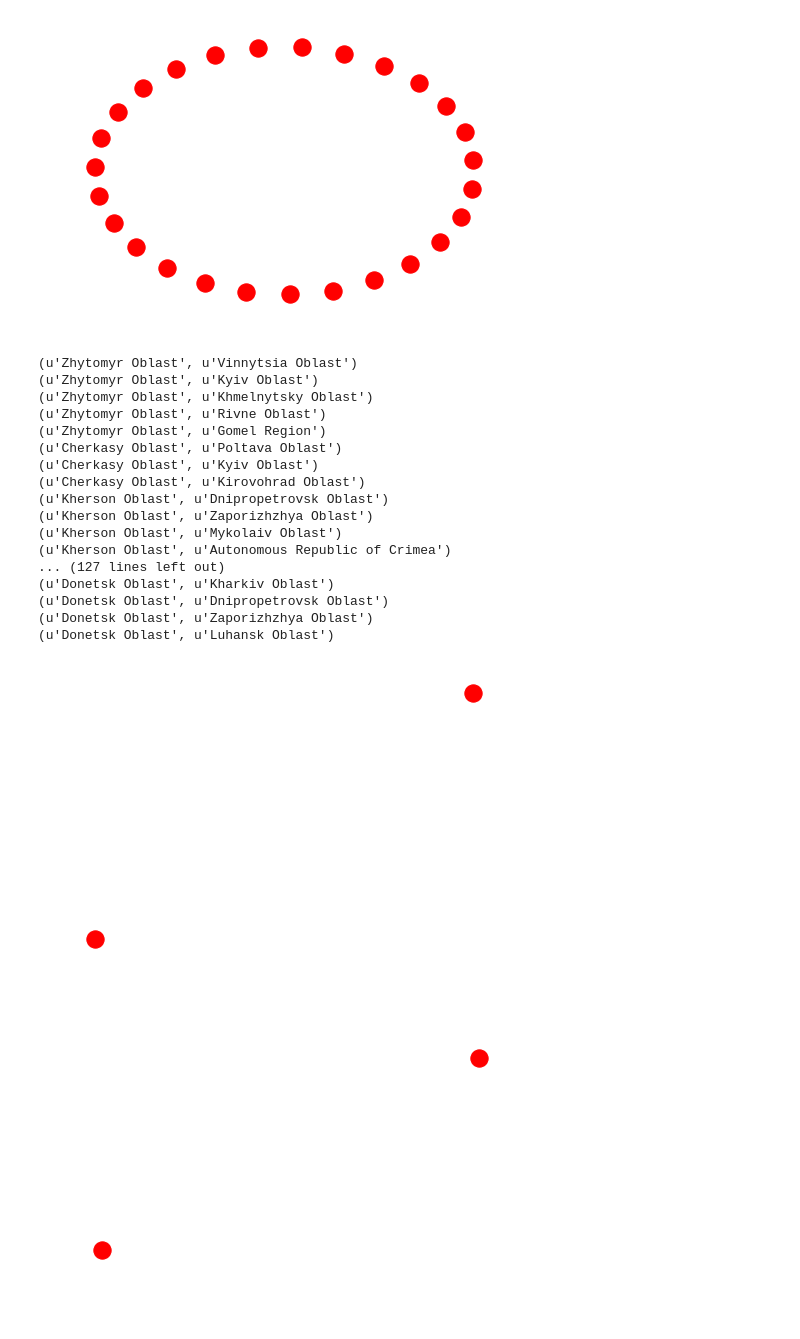
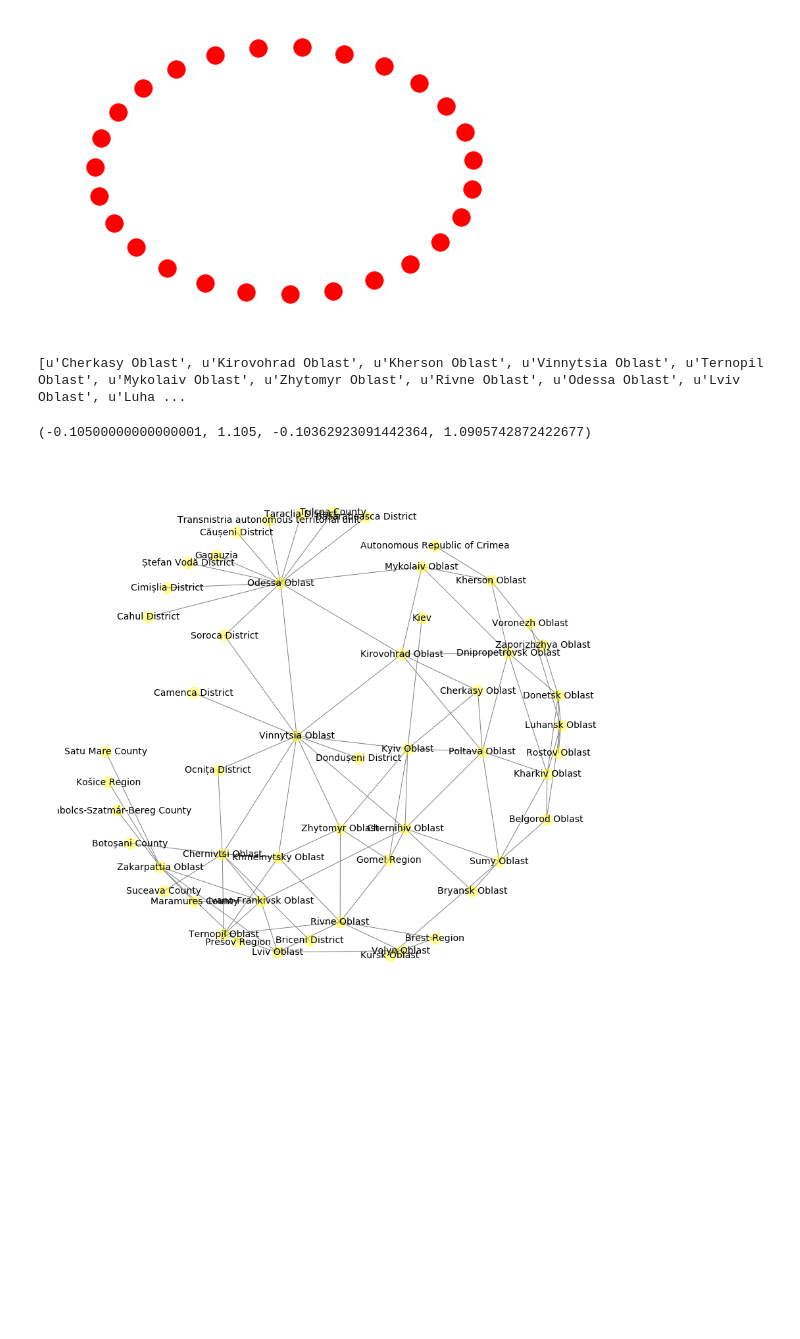
Before and after one commit to Wohesi/progtheorie, a Jupyter notebook: Project_RadioRussia.ipynb, the cells around one changed output. Saved outputs shown, nothing was run; the diff lists cells and outputs as text; code cells hidden in the pictures; blank space fills up the shorter version.

Commit message:
added a graph of ukraine

```diff
--- a/Project_RadioRussia.ipynb
+++ b/Project_RadioRussia.ipynb
@@ -74,32 +74,42 @@ sparql.setQuery("""SELECT ?oblastLabel ?borderLabel WHERE {
 sparql.setReturnFormat(JSON)
 results = sparql.query().convert()
 
+borders = []
+oblasts = []
 for result in results["results"]["bindings"]:
     # Bordering Oblasts
     nb_oblasts = result['oblastLabel']['value'], result['borderLabel']['value']
-    print nb_oblasts
+    ua_oblasts = result['oblastLabel']['value']
+
+    borders.append(nb_oblasts)
+    oblasts.append(ua_oblasts)
+
+#print borders
+states = list(set(oblasts))
+print states
 # %% [output]
-(u'Zhytomyr Oblast', u'Vinnytsia Oblast')
-(u'Zhytomyr Oblast', u'Kyiv Oblast')
-(u'Zhytomyr Oblast', u'Khmelnytsky Oblast')
-(u'Zhytomyr Oblast', u'Rivne Oblast')
-(u'Zhytomyr Oblast', u'Gomel Region')
-(u'Cherkasy Oblast', u'Poltava Oblast')
-(u'Cherkasy Oblast', u'Kyiv Oblast')
-(u'Cherkasy Oblast', u'Kirovohrad Oblast')
-(u'Kherson Oblast', u'Dnipropetrovsk Oblast')
-(u'Kherson Oblast', u'Zaporizhzhya Oblast')
-(u'Kherson Oblast', u'Mykolaiv Oblast')
-(u'Kherson Oblast', u'Autonomous Republic of Crimea')
-... (127 lines left out)
-(u'Donetsk Oblast', u'Kharkiv Oblast')
-(u'Donetsk Oblast', u'Dnipropetrovsk Oblast')
-(u'Donetsk Oblast', u'Zaporizhzhya Oblast')
-(u'Donetsk Oblast', u'Luhansk Oblast')
+[u'Cherkasy Oblast', u'Kirovohrad Oblast', u'Kherson Oblast', u'Vinnytsia Oblast', u'Ternopil Oblast', u'Mykolaiv Oblast', u'Zhytomyr Oblast', u'Rivne Oblast', u'Odessa Oblast', u'Lviv Oblast', u'Luha ...
-[figure, removed]
-# %%
-UA = nx.Graph()
-UA.add_nodes_from(nb_oblasts)
-nx.draw(UA)
-# %% [output]
-[figure, removed]
+# %%
+UA = nx.Graph()
+UA.add_nodes_from(states, freq=None)
+UA.add_edges_from(borders)
+
+nx.spring_layout(UA)
+
+plt.figure(figsize=(15,15))
+
+pos = nx.spring_layout(UA)
+nx.draw_networkx_nodes(UA, pos,
+                        nodelist=UA.nodes(),
+                        node_color="yellow",
+                        alpha=0.4)
+nx.draw_networkx_labels(UA, pos,
+                        nodelist=UA.nodes(),
+                        font_size=14)
+nx.draw_networkx_edges(UA, pos,
+                        edgelist=UA.edges(),
+                        edge_color="grey")
+plt.axis('off')
+# %% [output]
+(-0.10500000000000001, 1.105, -0.10362923091442364, 1.0905742872422677)
+[figure, added]
```
Also changed, not shown: parts of 5 cells of this notebook.
